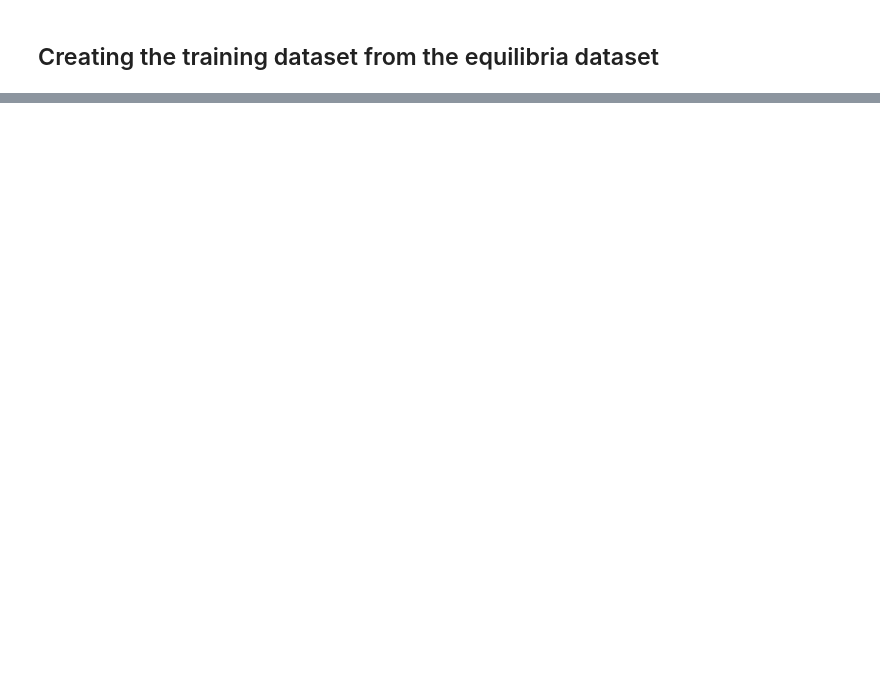
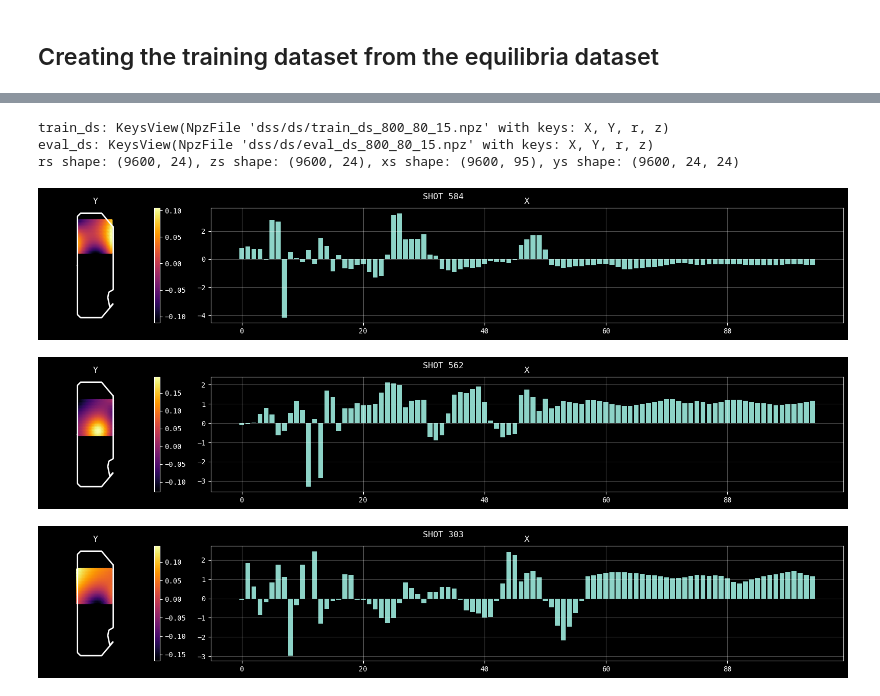
Before and after one commit to matgrand/tcv_eq, a Jupyter notebook: prepare_dataset.ipynb, the cells around one changed output, grey strips where cells are left out. Cells and saved outputs as stored; diff of their text form; code cells hidden in the pictures; blank space fills up the shorter version.

```diff
--- a/prepare_dataset.ipynb
+++ b/prepare_dataset.ipynb
@@ -415,7 +477,7 @@ print(f'x_t_mean: {x_t_mean.shape}, x_t_std: {x_t_std.shape}')
 # %%
 # save dataset as numpy compressed
 train_ds_path = join(DATA_DIR, f'train_ds_{N_SAMPLES}_{TRAIN_EVAL_SPLIT*100:.0f}_{SM:.0f}.npz')
-eval_ds_path = join(DATA_DIR, f'Iyeval_ds_{N_SAMPLES}_{TRAIN_EVAL_SPLIT*100:.0f}_{SM:.0f}.npz')
+eval_ds_path = join(DATA_DIR, f'eval_ds_{N_SAMPLES}_{TRAIN_EVAL_SPLIT*100:.0f}_{SM:.0f}.npz')
 np.savez_compressed(train_ds_path, X=x_t, Y=y_t, r=r_t, z=z_t)
 np.savez_compressed(eval_ds_path, X=x_e, Y=y_e, r=r_e, z=z_e)
 print(f"Train dataset saved to {train_ds_path}")
@@ -427,29 +494,37 @@ os.system(f'cp {eval_ds_path} dss/eval_ds.npz')
 # %%
 # plot some examples
 # tds, eds = loadmat(train_ds_path), loadmat(eval_ds_path)
 tds, eds = np.load(train_ds_path), np.load(eval_ds_path)
 print(f'train_ds: {tds.keys()}')
 print(f'eval_ds: {eds.keys()}')
 # plot some examples
 rs, zs, xs, ys = tds['r'], tds['z'], tds['X'], tds['Y']
 print(f'rs shape: {rs.shape}, zs shape: {zs.shape}, xs shape: {xs.shape}, ys shape: {ys.shape}')
 
 n_plot = 3 if HAS_SCREEN else 100
 rand_idxs = np.random.randint(0, NT, n_plot)
 for i, ri in enumerate(rand_idxs):
     r, z, x, y = rs[ri], zs[ri], xs[ri], ys[ri]
     rr, zz = np.meshgrid(r, z)
     plt.figure(figsize=(16, 3))
     plt.subplot(1, 5, 1)
-    plt.contourf(rr, zz, y, levels=20)
+    # plt.contourf(rr, zz, y, levels=20)
+    plt.scatter(rr, zz, c=y.flatten(), marker='.')
     plt.plot(VESS[:,0], VESS[:,1], color="white", linewidth=2)
     plt.axis('equal'), plt.axis('off')
     plt.title('Y')
     plt.colorbar()
     plt.subplot(1, 5, (2,5))
     plt.bar(np.arange(x.shape[0]), x)
     plt.title('X')
     plt.tight_layout()
     plt.suptitle(f'SHOT {ri}')
     plt.show() if HAS_SCREEN else plt.savefig(f'{DATA_DIR}/ds_{i}.png')
     plt.close()
+# %% [output]
+train_ds: KeysView(NpzFile 'dss/ds/train_ds_800_80_15.npz' with keys: X, Y, r, z)
+eval_ds: KeysView(NpzFile 'dss/ds/eval_ds_800_80_15.npz' with keys: X, Y, r, z)
+rs shape: (9600, 24), zs shape: (9600, 24), xs shape: (9600, 95), ys shape: (9600, 24, 24)
+[figure, added]
+[figure, added]
+[figure, added]
```
Also changed, not shown: parts of 14 cells of this notebook, 2 other files.
